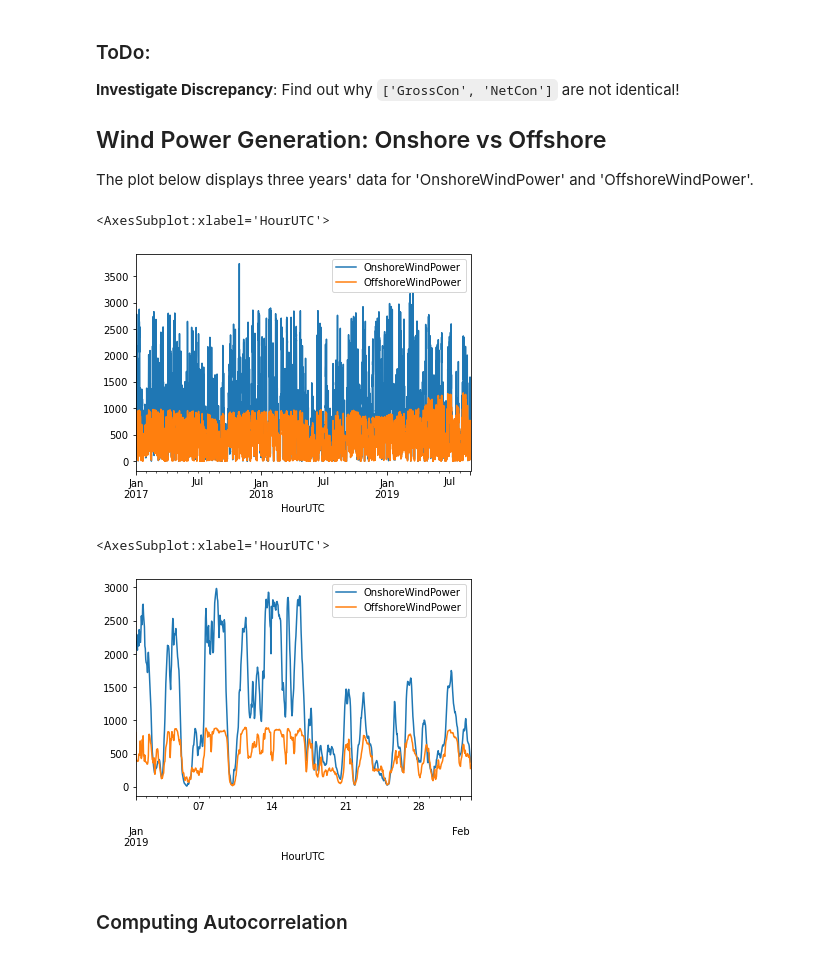
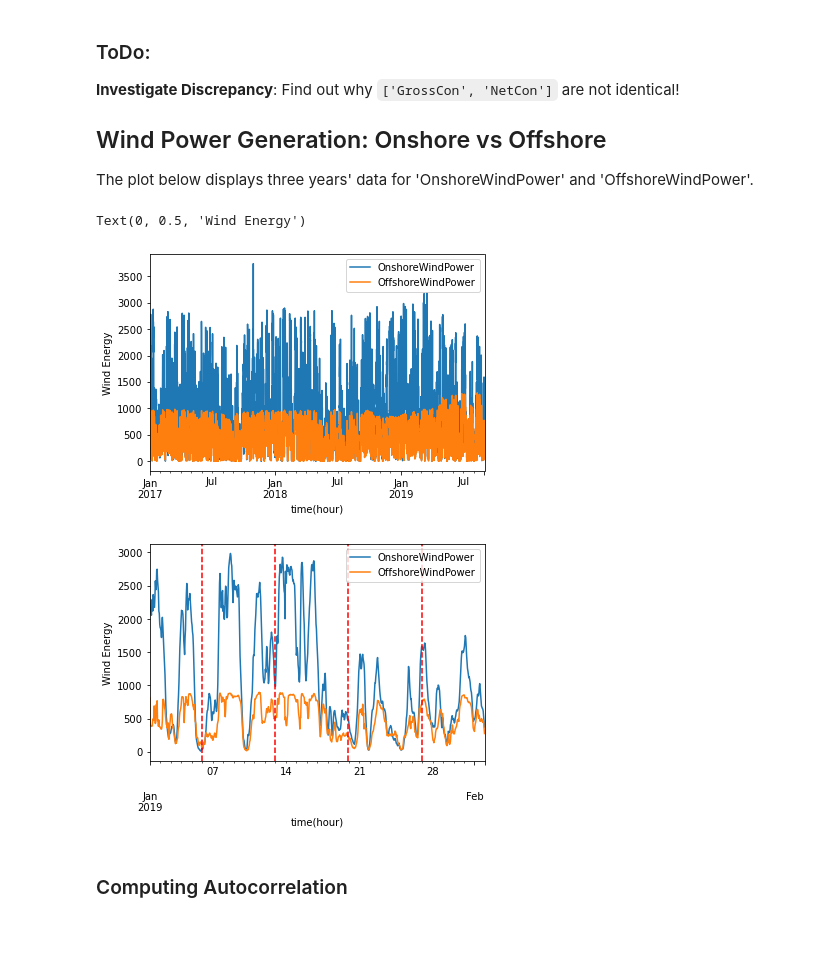
Before and after one commit to rasnarim/TimeSeriesForecastingStudyDenmarkEnergy, a Jupyter notebook: TimeSeriesForecastingStudyDenmarkEnergy.ipynb, the cells around one changed output. Drawn from its saved outputs; the diff is of its cells as text; code cells hidden in the pictures.

```diff
--- a/TimeSeriesForecastingStudyDenmarkEnergy.ipynb
+++ b/TimeSeriesForecastingStudyDenmarkEnergy.ipynb
@@ -309,14 +322,25 @@ The data exhibit seasonal variations and a periodic pattern, without any evident
 The plot below displays three years' data for 'OnshoreWindPower' and 'OffshoreWindPower'.
 # %%
 df[['OnshoreWindPower', 'OffshoreWindPower']]['2017-01-01': '2020-01-01'].plot()
+plt.xlabel('time(hour)')
+plt.ylabel('Wind Energy')
 # %% [output]
-<AxesSubplot:xlabel='HourUTC'>
+Text(0, 0.5, 'Wind Energy')
-[figure, old version]
+[figure, new version]
 # %%
 df[['OnshoreWindPower', 'OffshoreWindPower']]['2019-01-01': '2019-02-01'].plot()
+plt.xlabel('time(hour)')
+plt.ylabel('Wind Energy')
+# Adding vertical lines at the start of each week
+min_date, max_date = df.index.min(), df.index.max()
+current_date = min_date
+
+while current_date <= max_date:
+    if current_date.weekday() == 5:  # Monday is considered the start of the week
+        plt.axvline(x=current_date, color='red', linestyle='--')
+    current_date += pd.Timedelta(days=1)
 # %% [output]
-<AxesSubplot:xlabel='HourUTC'>
-[figure, old version]
+[figure, new version]
 # %% [markdown]
 ### Computing Autocorrelation
 # %%
```
Also changed, not shown: parts of 26 cells of this notebook, 1 other file.
